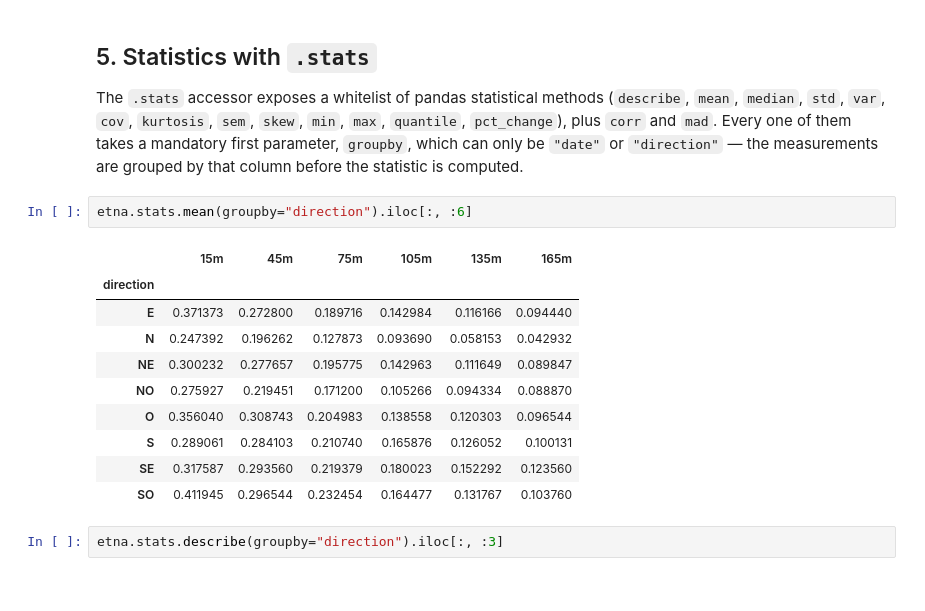
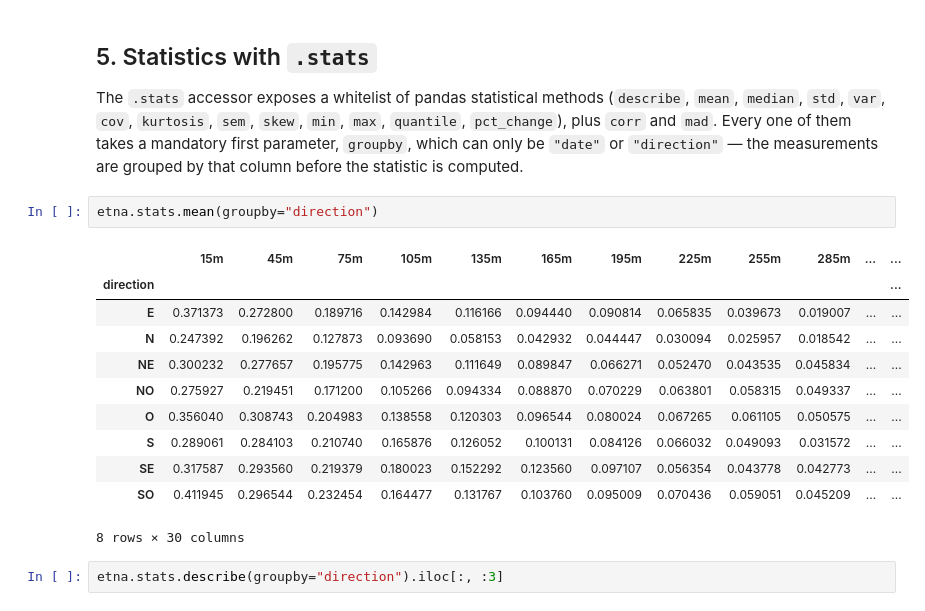
Before and after one commit to leliel12/volcanicus, a Jupyter notebook: notebooks/tutorial.ipynb, the cells around one changed output. Saved outputs shown, nothing was run; the diff lists cells and outputs as text.

```diff
--- a/notebooks/tutorial.ipynb
+++ b/notebooks/tutorial.ipynb
@@ -132,18 +137,19 @@ etna.plots.temporal_profile()
 
 The `.stats` accessor exposes a whitelist of pandas statistical methods (`describe`, `mean`, `median`, `std`, `var`, `cov`, `kurtosis`, `sem`, `skew`, `min`, `max`, `quantile`, `pct_change`), plus `corr` and `mad`. Every one of them takes a mandatory first parameter, `groupby`, which can only be `"date"` or `"direction"` — the measurements are grouped by that column before the statistic is computed.
 # %%
-etna.stats.mean(groupby="direction").iloc[:, :6]
+etna.stats.mean(groupby="direction")
 # %% [output]
-|  | 15m | 45m | 75m | 105m | 135m | 165m |
-| direction |  |  |  |  |  |  |
-| E | 0.371373 | 0.272800 | 0.189716 | 0.142984 | 0.116166 | 0.094440 |
-| N | 0.247392 | 0.196262 | 0.127873 | 0.093690 | 0.058153 | 0.042932 |
-| NE | 0.300232 | 0.277657 | 0.195775 | 0.142963 | 0.111649 | 0.089847 |
-| NO | 0.275927 | 0.219451 | 0.171200 | 0.105266 | 0.094334 | 0.088870 |
-| O | 0.356040 | 0.308743 | 0.204983 | 0.138558 | 0.120303 | 0.096544 |
-| S | 0.289061 | 0.284103 | 0.210740 | 0.165876 | 0.126052 | 0.100131 |
-| SE | 0.317587 | 0.293560 | 0.219379 | 0.180023 | 0.152292 | 0.123560 |
-| SO | 0.411945 | 0.296544 | 0.232454 | 0.164477 | 0.131767 | 0.103760 |
+|  | 15m | 45m | 75m | 105m | 135m | 165m | 195m | 225m | 255m | 285m | ... | ... |
+| direction |  |  |  |  |  |  |  |  |  |  |  | ... |
+| E | 0.371373 | 0.272800 | 0.189716 | 0.142984 | 0.116166 | 0.094440 | 0.090814 | 0.065835 | 0.039673 | 0.019007 | ... | ... |
+| N | 0.247392 | 0.196262 | 0.127873 | 0.093690 | 0.058153 | 0.042932 | 0.044447 | 0.030094 | 0.025957 | 0.018542 | ... | ... |
+| NE | 0.300232 | 0.277657 | 0.195775 | 0.142963 | 0.111649 | 0.089847 | 0.066271 | 0.052470 | 0.043535 | 0.045834 | ... | ... |
+| NO | 0.275927 | 0.219451 | 0.171200 | 0.105266 | 0.094334 | 0.088870 | 0.070229 | 0.063801 | 0.058315 | 0.049337 | ... | ... |
+| O | 0.356040 | 0.308743 | 0.204983 | 0.138558 | 0.120303 | 0.096544 | 0.080024 | 0.067265 | 0.061105 | 0.050575 | ... | ... |
+| S | 0.289061 | 0.284103 | 0.210740 | 0.165876 | 0.126052 | 0.100131 | 0.084126 | 0.066032 | 0.049093 | 0.031572 | ... | ... |
+| SE | 0.317587 | 0.293560 | 0.219379 | 0.180023 | 0.152292 | 0.123560 | 0.097107 | 0.056354 | 0.043778 | 0.042773 | ... | ... |
+| SO | 0.411945 | 0.296544 | 0.232454 | 0.164477 | 0.131767 | 0.103760 | 0.095009 | 0.070436 | 0.059051 | 0.045209 | ... | ... |
+8 rows × 30 columns
 # %%
 etna.stats.describe(groupby="direction").iloc[:, :3]
 # %% [output]
```
Also changed, not shown: parts of 12 cells of this notebook, 2 other files.
